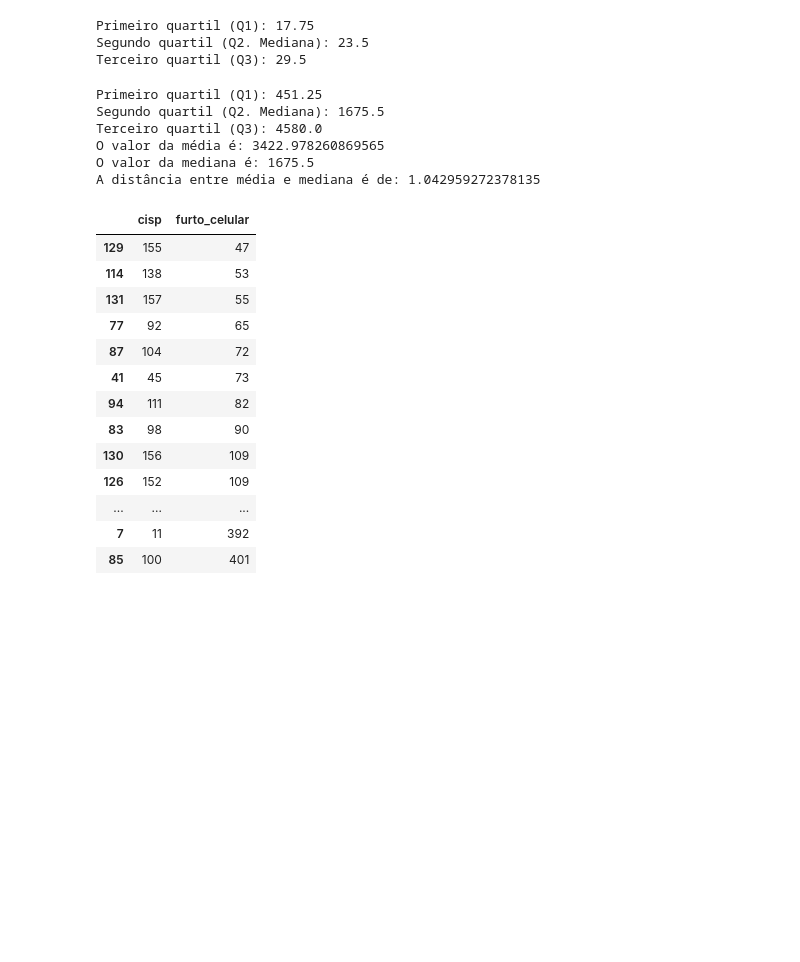
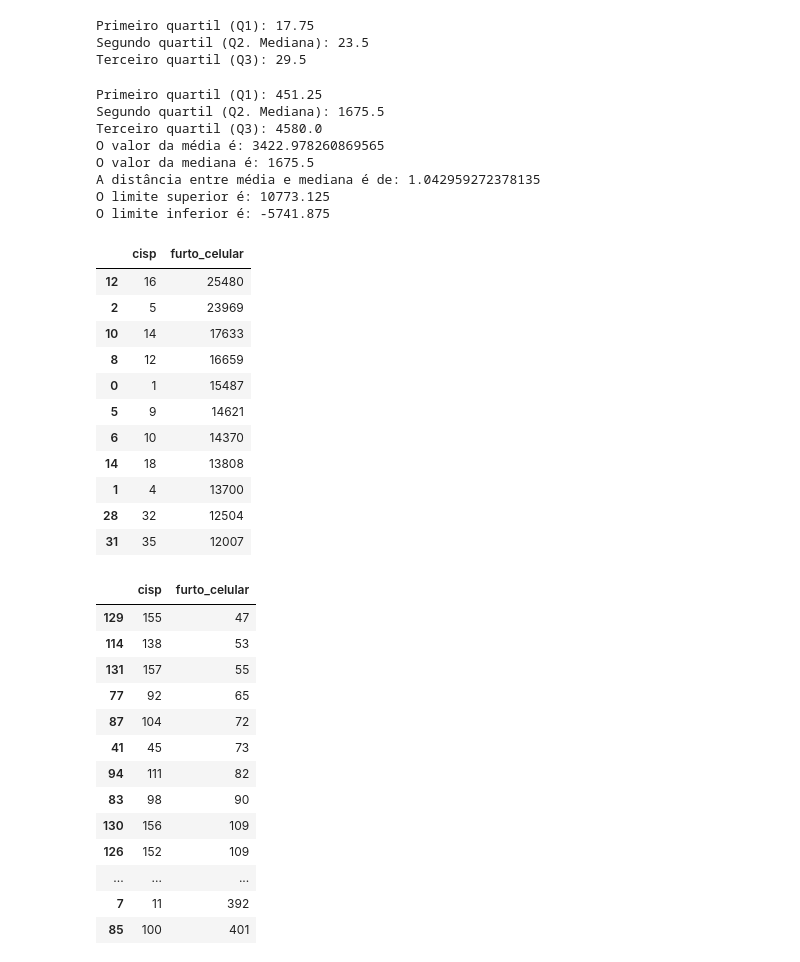
Before and after one commit to martins3-lang/DADOS_ARTHUR-2026, a Jupyter notebook: Untitled-1 - Aula3.ipynb, the cells around one changed output. Drawn from its saved outputs; the diff is of its cells as text; code cells hidden in the pictures; blank space fills up the shorter version.

```diff
--- a/Untitled-1 - Aula3.ipynb
+++ b/Untitled-1 - Aula3.ipynb
@@ -197,18 +197,24 @@ Segundo quartil (Q2. Mediana): 23.5
 Terceiro quartil (Q3): 29.5
 # %%
 array_furto_celular = np.array(df_furto_celular_cisp['furto_celular'])
+
 q1_furto_celular = np.percentile(array_furto_celular, 25)
 q2_furto_celular = np.percentile(array_furto_celular, 50)
 q3_furto_celular = np.percentile(array_furto_celular, 75)
 media = np.mean(array_furto_celular)
 mediana = np.median(array_furto_celular)
 distancia = (media - mediana) / mediana
+iqr = q3_furto_celular - q1_furto_celular
+limite_superior = q3_furto_celular + (1.5 * iqr)
+limite_inferior = q1_furto_celular - (1.5 * iqr)
 print(f'Primeiro quartil (Q1): {q1_furto_celular}')
 print(f'Segundo quartil (Q2. Mediana): {q2_furto_celular}')
 print(f'Terceiro quartil (Q3): {q3_furto_celular}')
 print(f'O valor da média é: {media}')
 print(f'O valor da mediana é: {mediana}')
 print(f'A distância entre média e mediana é de: {distancia}')
+print(f'O limite superior é: {limite_superior}') #Calcula o limite superior para identificar outliers.  IQR é a diferença entre o terceiro e o primeiro quartil.
+print(f'O limite inferior é: {limite_inferior}')
 # %% [output]
 Primeiro quartil (Q1): 451.25
 Segundo quartil (Q2. Mediana): 1675.5
@@ -216,6 +222,27 @@ Terceiro quartil (Q3): 4580.0
 O valor da média é: 3422.978260869565
 O valor da mediana é: 1675.5
 A distância entre média e mediana é de: 1.042959272378135
+O limite superior é: 10773.125
+O limite inferior é: -5741.875
+# %%
+outliers_cisp_furto_celular = df_furto_celular_cisp.loc[df_furto_celular_cisp['furto_celular'] >= limite_superior] #Identifica os outliers, ou seja, os valores de furto_celular que estão acima do limite superior calculado.
+
+outliers_cisp_furto_celular = outliers_cisp_furto_celular.sort_values(by='furto_celular', ascending=False)
+
+outliers_cisp_furto_celular
+# %% [output]
+|  | cisp | furto_celular |
+| 12 | 16 | 25480 |
+| 2 | 5 | 23969 |
+| 10 | 14 | 17633 |
+| 8 | 12 | 16659 |
+| 0 | 1 | 15487 |
+| 5 | 9 | 14621 |
+| 6 | 10 | 14370 |
+| 14 | 18 | 13808 |
+| 1 | 4 | 13700 |
+| 28 | 32 | 12504 |
+| 31 | 35 | 12007 |
 # %%
 df_menor_q1_furto_celular = df_furto_celular_cisp.loc[(df_furto_celular_cisp['furto_celular'] < q1_furto_celular)]
 
```
Also changed, not shown: parts of 4 cells of this notebook, 1 other file.
